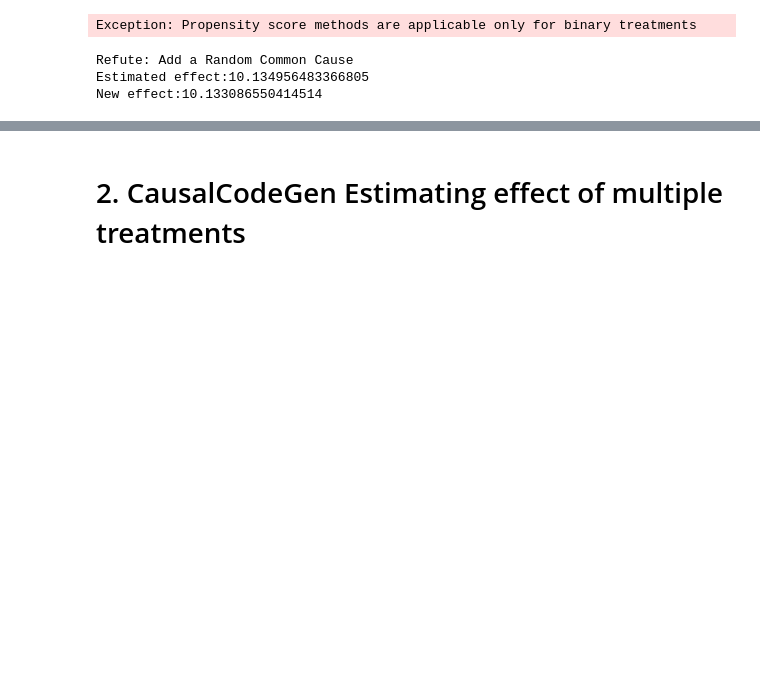
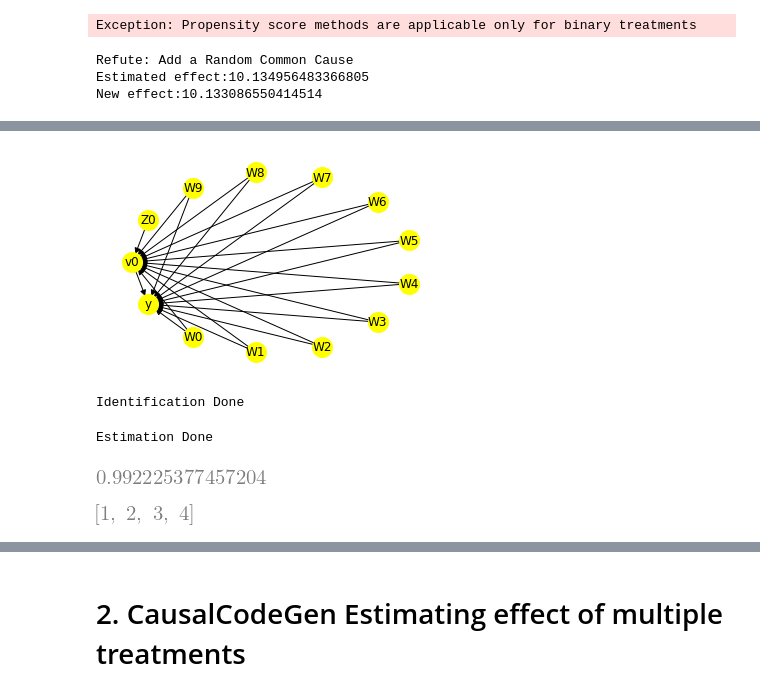
Before and after one commit to ArtificialSoftwareEngineering/InterpretingCodeGeneration, a Jupyter notebook: nbs/04_evaluation.causal.ipynb, the cells around one changed output, grey strips where cells are left out. Saved outputs shown, nothing was run; the diff lists cells and outputs as text; code cells hidden in the pictures; blank space fills up the shorter version.

```diff
--- a/nbs/04_evaluation.causal.ipynb
+++ b/nbs/04_evaluation.causal.ipynb
@@ -308,0 +444,11 @@ res_method = [obj_causalCodeGenNoGraph.refuting(i) for i in method]
+# %%
+#tst
+data = dowhy.datasets.linear_dataset(
+        beta=1,
+        num_common_causes=10,
+        num_instruments = 1,
+        num_effect_modifiers=0,
+        num_samples=50000,
+        treatment_is_binary=False,
+        num_discrete_common_causes=1
+    )
@@ -308,0 +459,3 @@ res_method = [obj_causalCodeGenNoGraph.refuting(i) for i in method]
+# %%
+df = data["df"]
+print(df.head())
@@ -308,0 +476,35 @@ res_method = [obj_causalCodeGenNoGraph.refuting(i) for i in method]
+# %%
+#tst
+obj_causalCodeGenIV = CausalCodeGenIV(
+    df_data = df,
+    treatment = data["treatment_name"],
+    outcome = data["outcome_name"],
+    common_causes = data["common_causes_names"],
+    instruments = data['instrument_names']
+)
+# %%
+#tst display
+obj_causalCodeGenIV.display()
+# %% [output]
+[figure, added]
+# %%
+#tst identification
+obj_causalCodeGenIV.identification()
+# %% [output]
+Identification Done
+# %%
+#tst estimation IV
+obj_causalCodeGenIV.estimation(
+    #method_name=MethodName.propensity_score_stratification.value #<------- HyperParameter
+)
+# %% [output]
+Estimation Done
+# %%
+# estimate
+obj_causalCodeGenIV.estimate.value
+# %% [output]
+[figure, added]
+# %%
+[i for i in range(1,5)]
+# %% [output]
+[figure, added]
```
Also changed, not shown: parts of 15 cells of this notebook, 34 other files.
